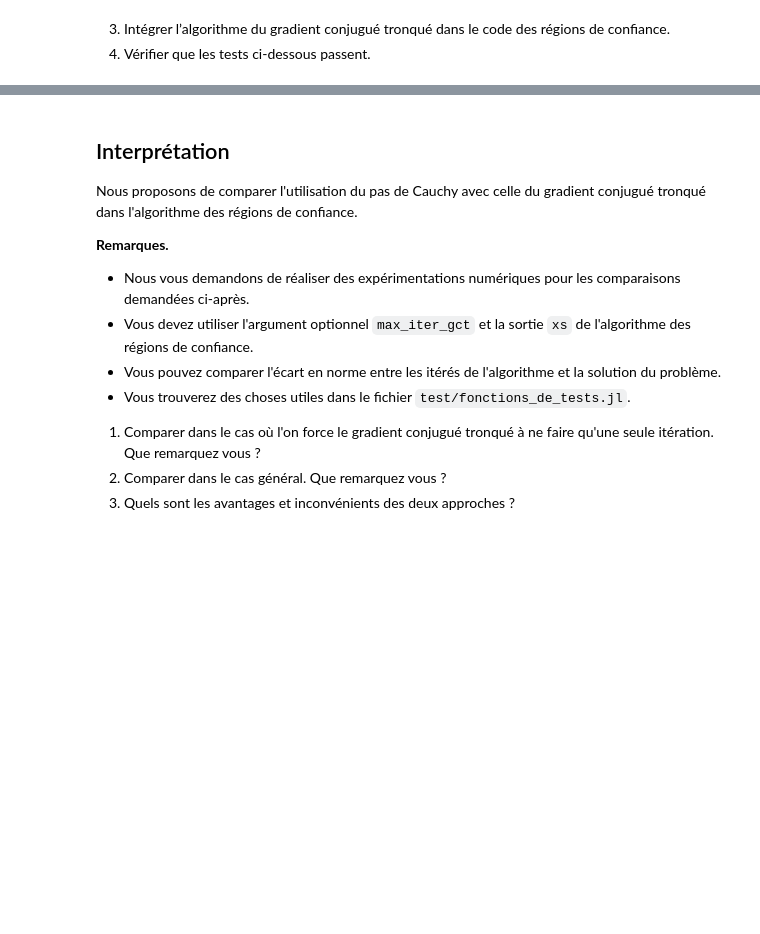
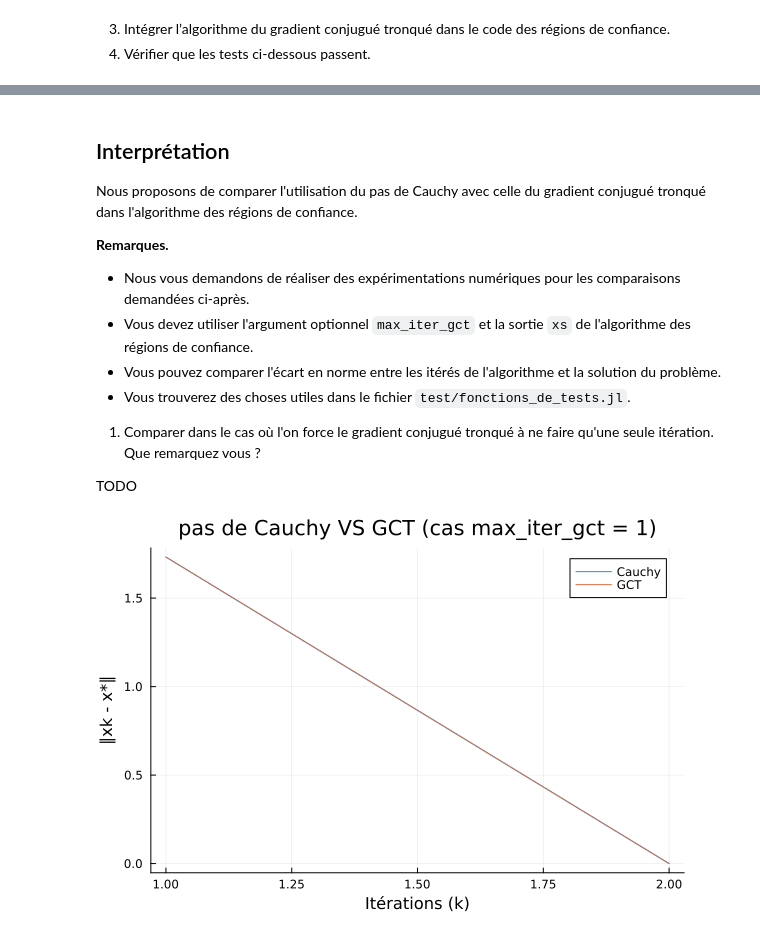
Before and after one commit to sully-vian/N7-2A, a Jupyter notebook: OptiNum/notebooks/regions_de_confiance.ipynb, the cells around one changed output, grey strips where cells are left out. Drawn from its saved outputs; the diff is of its cells as text; code cells hidden in the pictures; blank space fills up the shorter version.

```diff
--- a/OptiNum/notebooks/regions_de_confiance.ipynb
+++ b/OptiNum/notebooks/regions_de_confiance.ipynb
@@ -163,5 +178,5 @@ Nous proposons de comparer l'utilisation du pas de Cauchy avec celle du gradient
 * Vous trouverez des choses utiles dans le fichier `test/fonctions_de_tests.jl`.
 
 1. Comparer dans le cas où l'on force le gradient conjugué tronqué à ne faire qu'une seule itération. Que remarquez vous ?
-2. Comparer dans le cas général. Que remarquez vous ?
-3. Quels sont les avantages et inconvénients des deux approches ?
+
+TODO
@@ -170,0 +183,26 @@ Nous proposons de comparer l'utilisation du pas de Cauchy avec celle du gradient
+# %%
+using Plots
+include("../src/regions_de_confiance.jl")
+
+# Fonction f1
+# -----------
+f1(x) = 2 * (x[1] + x[2] + x[3] - 3)^2 + (x[1] - x[2])^2 + (x[2] - x[3])^2
+gradf1(x) = [4 * (x[1] + x[2] + x[3] - 3) + 2 * (x[1] - x[2]); # dérivée /x1
+              4 * (x[1] + x[2] + x[3] - 3) - 2 * (x[1] - x[2]) + 2 * (x[2] - x[3]); # dérivée /x2
+              4 * (x[1] + x[2] + x[3] - 3) - 2 * (x[2] - x[3])] # dérivée /x3
+hessf1(x) = [6 2 4; 2 8 2; 4 2 6]
+solution = [1; 1; 1]
+
+x0 = [0; 0; 0]
+p = plot(ylabel="∥xk - x*∥", xlabel="Itérations (k)", title="pas de Cauchy VS GCT (cas max_iter_gct = 1)")
+# pas de Cauchy
+x_sol, f_sol, flag, nb_iters, xs = regions_de_confiance(f1, gradf1, hessf1, x0, algo_pas="cauchy")
+plot!(p, [norm(x - solution) for x in xs], label="Cauchy")
+
+# CGT
+x_sol, f_sol, flag, nb_iters, xs = regions_de_confiance(f1, gradf1, hessf1, x0, algo_pas="gct", max_iter_gct=1)
+plot!(p, [norm(x - solution) for x in xs], label="GCT")
+
+display(p)
+# %% [output]
+[figure, added]
```
Also changed, not shown: parts of 11 cells of this notebook, 3 other files.
